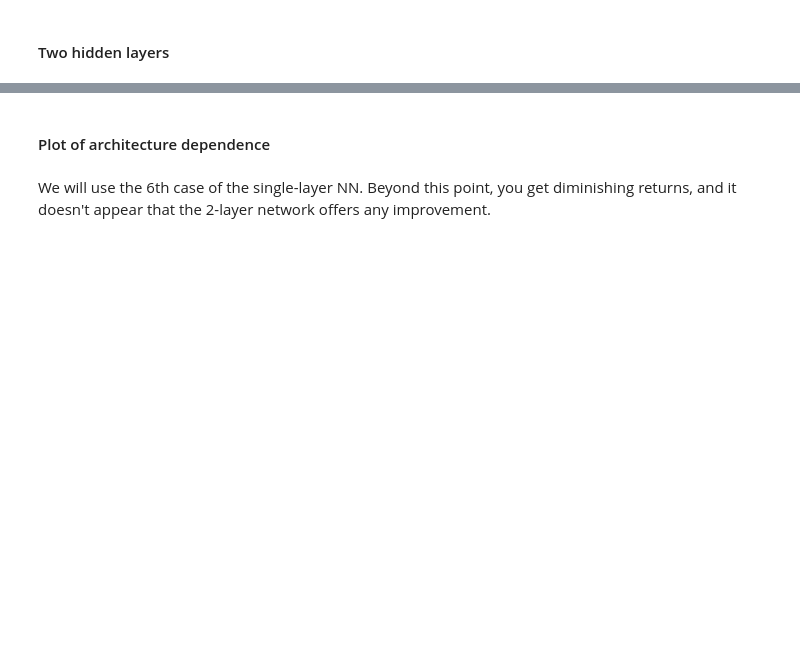
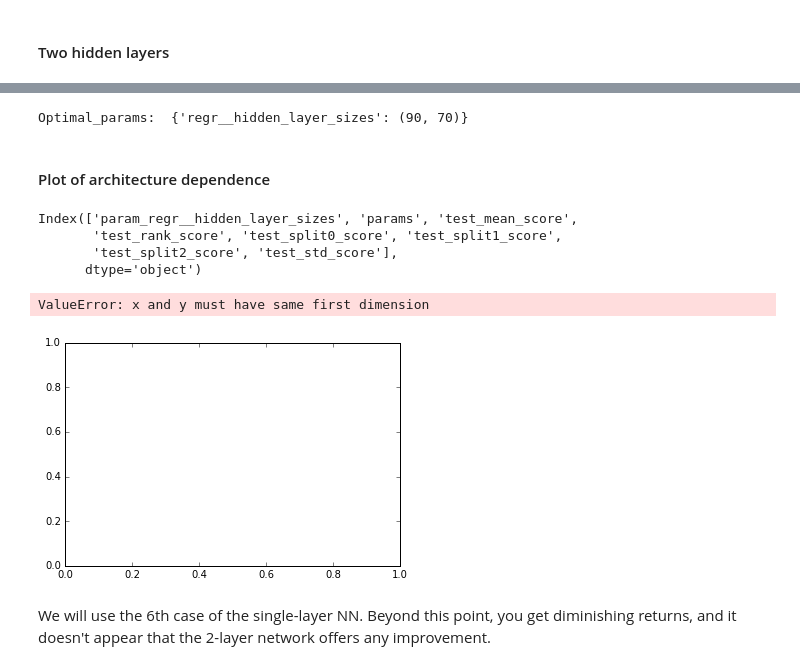
Before and after one commit to dhudsmith/qmnnet, a Jupyter notebook: jupyter/learn_sklearn.ipynb, the cells around one changed output, grey strips where cells are left out. Cells and saved outputs as stored; diff of their text form; code cells hidden in the pictures; blank space fills up the shorter version.

```diff
--- a/jupyter/learn_sklearn.ipynb
+++ b/jupyter/learn_sklearn.ipynb
@@ -21,7 +21,7 @@ import pandas as pd
 NBW = 50
 nbws = np.arange(1, NBW+1)
 # Number of potentials:
-NV = int(1E5)
+NV = int(1E4)
 # Number of basis states in the potential:
 NB = 10
 ns = np.arange(1, NB+1)
@@ -67,7 +67,7 @@ def VC(ns, xs):
     return np.cos(np.pi*np.outer(ns,xs))
 # %%
 # Number of x coordinates:
-Nx = 100
+Nx = 200
 xs = np.linspace(-1,1,Nx)
 
 # The coordinate space potentials:
@@ -146,12 +146,12 @@ We now use grid search to determine the optimum values of some import hyperparam
 #### A single hidden layer
 # %%
 from sklearn.model_selection import GridSearchCV
-params_A1 = dict(
-    regr__hidden_layer_sizes = [(20,),(30,),(40,),(50,),(60,),(70,),(80,),(90,),(100,)]
-    )
+# params_A1 = dict(
+#     regr__hidden_layer_sizes = [(20,),(30,),(40,),(50,),(60,),(70,),(80,),(90,),(100,)]
+#     )
 
-model_gs_A1 = GridSearchCV(model,
-                        param_grid = params_A1,
-                        verbose = 4
-                       )
-model_gs_A1.fit(X_train, y_train);
+# model_gs_A1 = GridSearchCV(model,
+#                         param_grid = params_A1,
+#                         verbose = 4
+#                        )
+# model_gs_A1.fit(X_train, y_train);
@@ -218,0 +163,15 @@ Fitting 3 folds for each of 9 candidates, totalling 27 fits
+# %%
+params_A2 = dict(
+    regr__hidden_layer_sizes = [(40,10),(40,20),(40,30),(40,40),(40,50),(40,60),(40,70),
+                                (50,10),(50,20),(50,30),(50,40),(50,50),(50,60),(50,70),
+                               (60,10),(60,20),(60,30),(60,40),(60,50),(60,60),(60,70),
+                               (70,10),(70,20),(70,30),(70,40),(70,50),(70,60),(70,70),
+                               (80,10),(80,20),(80,30),(80,40),(80,50),(80,60),(80,70),
+                               (90,10),(90,20),(90,30),(90,40),(90,50),(90,60),(90,70)]
+    )
+
+model_gs_A2 = GridSearchCV(model,
+                        param_grid = params_A2,
+                        verbose = 4
+                       )
+model_gs_A2.fit(X_train, y_train);
@@ -219,19 +233,29 @@ Fitting 3 folds for each of 9 candidates, totalling 27 fits
 # %%
 print("Optimal_params: ", model_gs_A2.best_params_)
 A2_df = pd.DataFrame(model_gs_A2.results_)
+# %% [output]
+Optimal_params:  {'regr__hidden_layer_sizes': (90, 70)}
 # %% [markdown]
 #### Plot of architecture dependence
 # %%
 A2_df.columns
+# %% [output]
+Index(['param_regr__hidden_layer_sizes', 'params', 'test_mean_score',
+       'test_rank_score', 'test_split0_score', 'test_split1_score',
+       'test_split2_score', 'test_std_score'],
+      dtype='object')
 # %%
 x = np.linspace(1,10,9)
 plt.xlim = [0,11]
-plt.plot(x, np.abs(1-A1_df.test_mean_score), color = 'r', marker = 'o', label="1 layer")
+# plt.plot(x, np.abs(1-A1_df.test_mean_score), color = 'r', marker = 'o', label="1 layer")
 plt.plot(x, np.abs(1-A2_df.test_mean_score), color = 'b', marker = '^', label="2 layers")
 plt.axis([0, 11, 0, 0.1])
 plt.xlabel('Parameter case')
 plt.ylabel('% Error')
 plt.show()
+# %% [output]
+ValueError: x and y must have same first dimension
+[figure, added]
 # %% [markdown]
 We will use the 6th case of the single-layer NN. Beyond this point, you get diminishing returns, and it doesn't appear that the 2-layer network offers any improvement.
 # %% [markdown]
```
Also changed, not shown: parts of 8 cells of this notebook, 2 other files.
